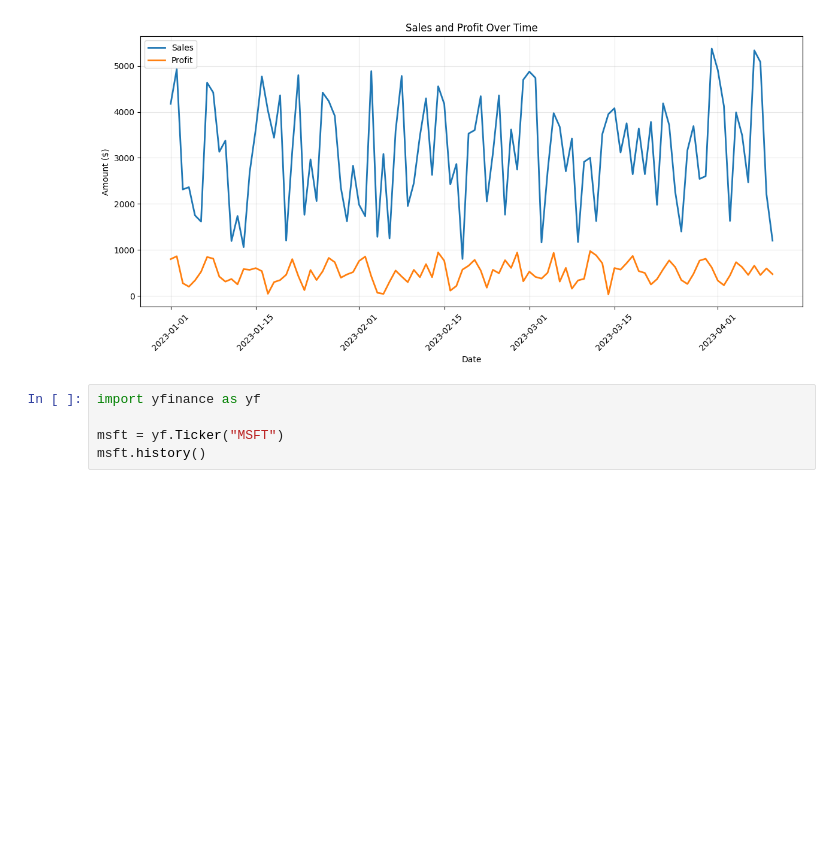
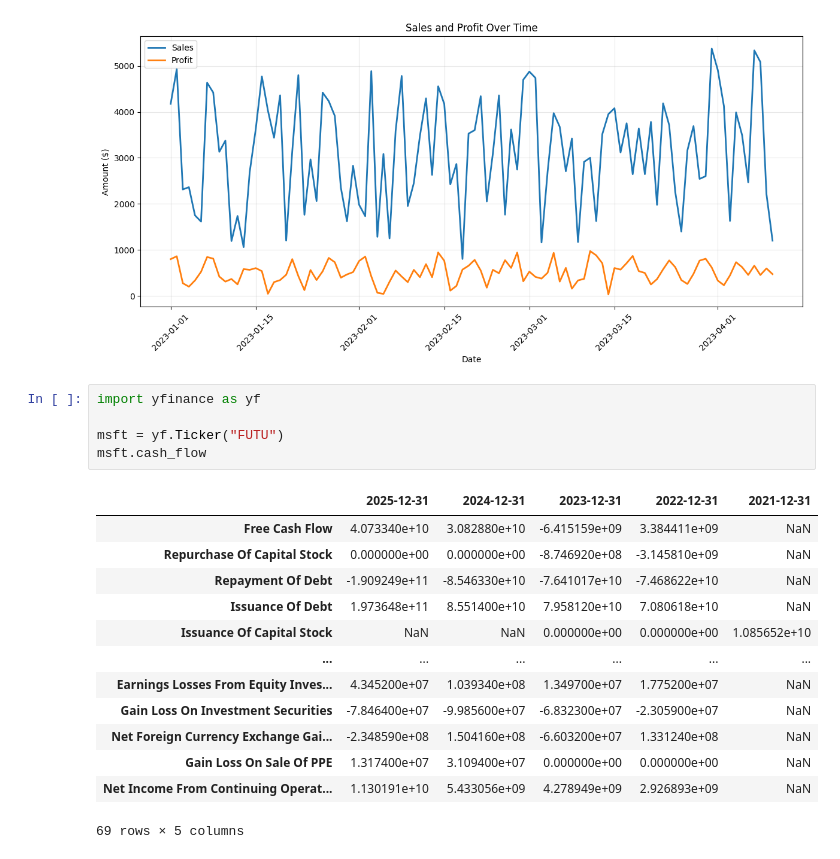
Before and after one commit to SachMax/earnings-catalyst-screener, a Jupyter notebook: md-note/mpl.ipynb, the cells around one changed output. Drawn from its saved outputs; the diff is of its cells as text; blank space fills up the shorter version.

```diff
--- a/md-note/mpl.ipynb
+++ b/md-note/mpl.ipynb
@@ -245,5 +245,19 @@ plt.show()
 # %%
 import yfinance as yf
 
-msft = yf.Ticker("MSFT")
-msft.history()
+msft = yf.Ticker("FUTU")
+msft.cash_flow
+# %% [output]
+|  | 2025-12-31 | 2024-12-31 | 2023-12-31 | 2022-12-31 | 2021-12-31 |
+| Free Cash Flow | 4.073340e+10 | 3.082880e+10 | -6.415159e+09 | 3.384411e+09 | NaN |
+| Repurchase Of Capital Stock | 0.000000e+00 | 0.000000e+00 | -8.746920e+08 | -3.145810e+09 | NaN |
+| Repayment Of Debt | -1.909249e+11 | -8.546330e+10 | -7.641017e+10 | -7.468622e+10 | NaN |
+| Issuance Of Debt | 1.973648e+11 | 8.551400e+10 | 7.958120e+10 | 7.080618e+10 | NaN |
+| Issuance Of Capital Stock | NaN | NaN | 0.000000e+00 | 0.000000e+00 | 1.085652e+10 |
+| ... | ... | ... | ... | ... | ... |
+| Earnings Losses From Equity Inves... | 4.345200e+07 | 1.039340e+08 | 1.349700e+07 | 1.775200e+07 | NaN |
+| Gain Loss On Investment Securities | -7.846400e+07 | -9.985600e+07 | -6.832300e+07 | -2.305900e+07 | NaN |
+| Net Foreign Currency Exchange Gai... | -2.348590e+08 | 1.504160e+08 | -6.603200e+07 | 1.331240e+08 | NaN |
+| Gain Loss On Sale Of PPE | 1.317400e+07 | 3.109400e+07 | 0.000000e+00 | 0.000000e+00 | NaN |
+| Net Income From Continuing Operat... | 1.130191e+10 | 5.433056e+09 | 4.278949e+09 | 2.926893e+09 | NaN |
+69 rows × 5 columns
```
Also changed, not shown: 11 other files.
